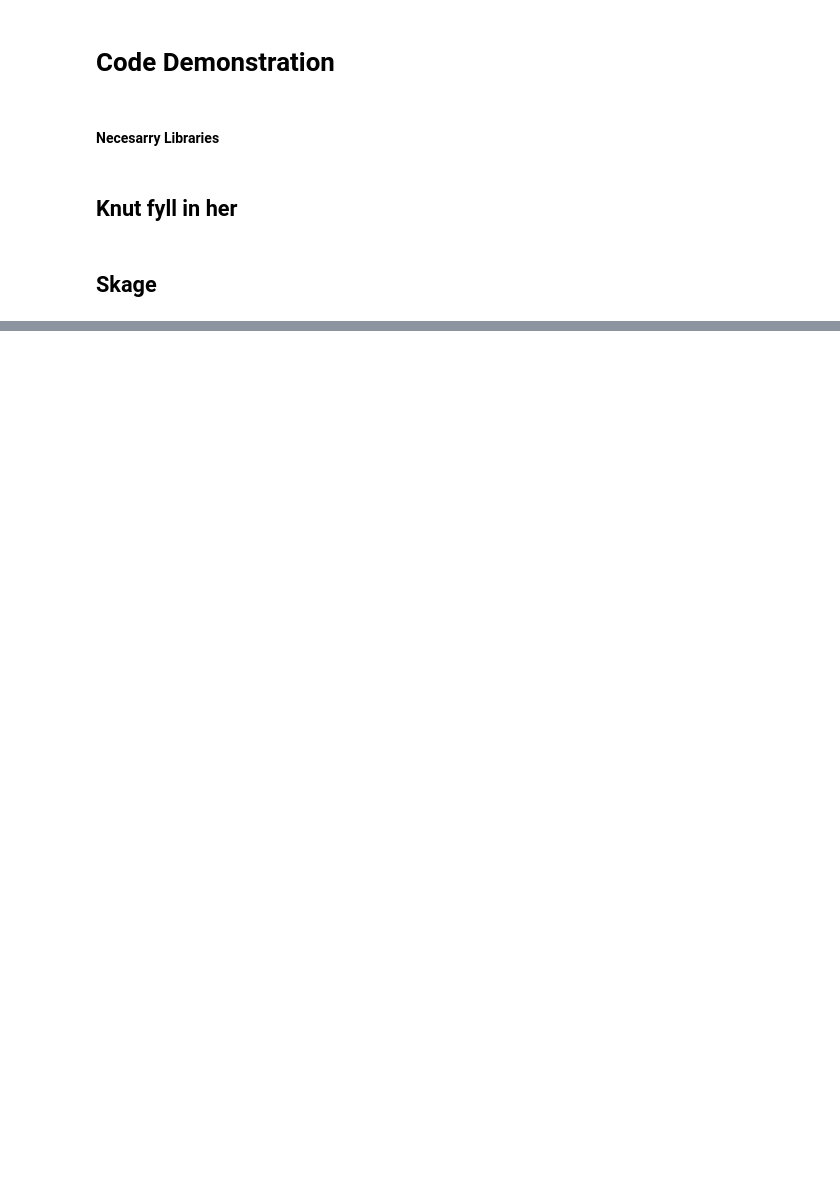
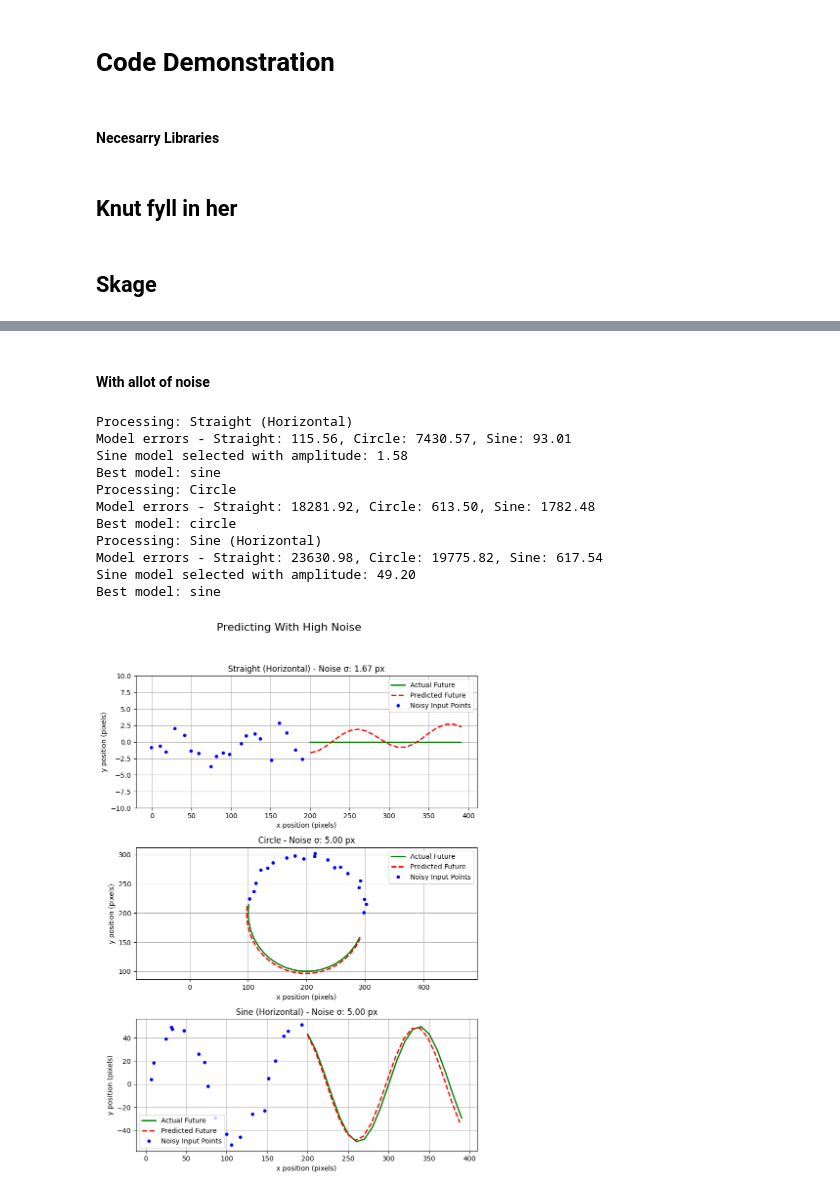
Before and after one commit to Skageb/rotmg-projectile-tracking, a Jupyter notebook: Demonstration.ipynb, the cells around one changed output, grey strips where cells are left out. Drawn from its saved outputs; the diff is of its cells as text; code cells hidden in the pictures; blank space fills up the shorter version.

```diff
--- a/Demonstration.ipynb
+++ b/Demonstration.ipynb
@@ -264,0 +329,42 @@ Best model: sine
+# %% [markdown]
+#### With allot of noise
+# %%
+# Simulation parameters
+dt_example = 0.05
+n_steps_example = 20
+future_steps_example = 20
+noise_level_example = 5
+
+# Trajectory generators
+trajectory_generators_example = [
+    ("Straight (Horizontal)", lambda t: generate_straight_trajectory_v1(t, start_pos=(0, 0), velocity=(200, 0))),
+    ("Circle", lambda t: generate_circle_trajectory(t, center=(200, 200), radius=100, angular_speed=3.0)),
+    ("Sine (Horizontal)", lambda t: generate_sine_trajectory_v1(t, start_pos=(0, 0), x_velocity=200, amplitude=50, frequency=2))
+]
+
+# Title for the plot
+figure_title_example = 'Predicting With High Noise'
+
+# Call the function
+run_and_plot_simulation(
+    dt=dt_example,
+    n_steps=n_steps_example,
+    future_steps=future_steps_example,
+    noise_level=noise_level_example,
+    trajectory_generators=trajectory_generators_example,
+    figure_title=figure_title_example,
+    seed=1
+)
+# %% [output]
+Processing: Straight (Horizontal)
+Model errors - Straight: 115.56, Circle: 7430.57, Sine: 93.01
+Sine model selected with amplitude: 1.58
+Best model: sine
+Processing: Circle
+Model errors - Straight: 18281.92, Circle: 613.50, Sine: 1782.48
+Best model: circle
+Processing: Sine (Horizontal)
+Model errors - Straight: 23630.98, Circle: 19775.82, Sine: 617.54
+Sine model selected with amplitude: 49.20
+Best model: sine
+[figure, added]
```
Also changed, not shown: parts of 9 cells of this notebook.
